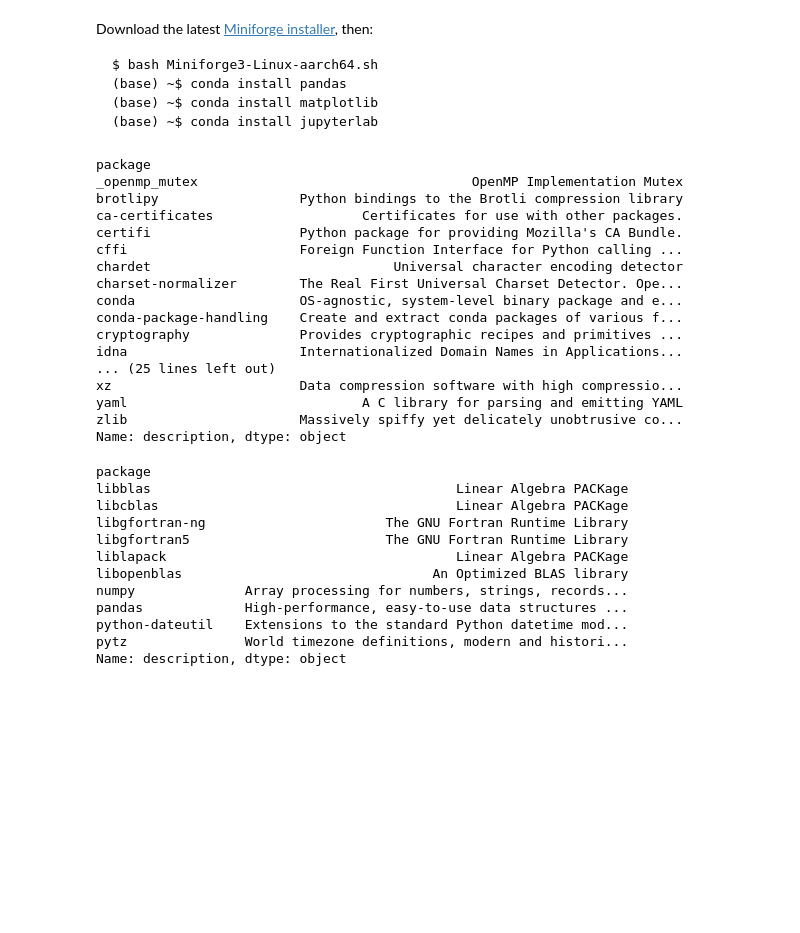
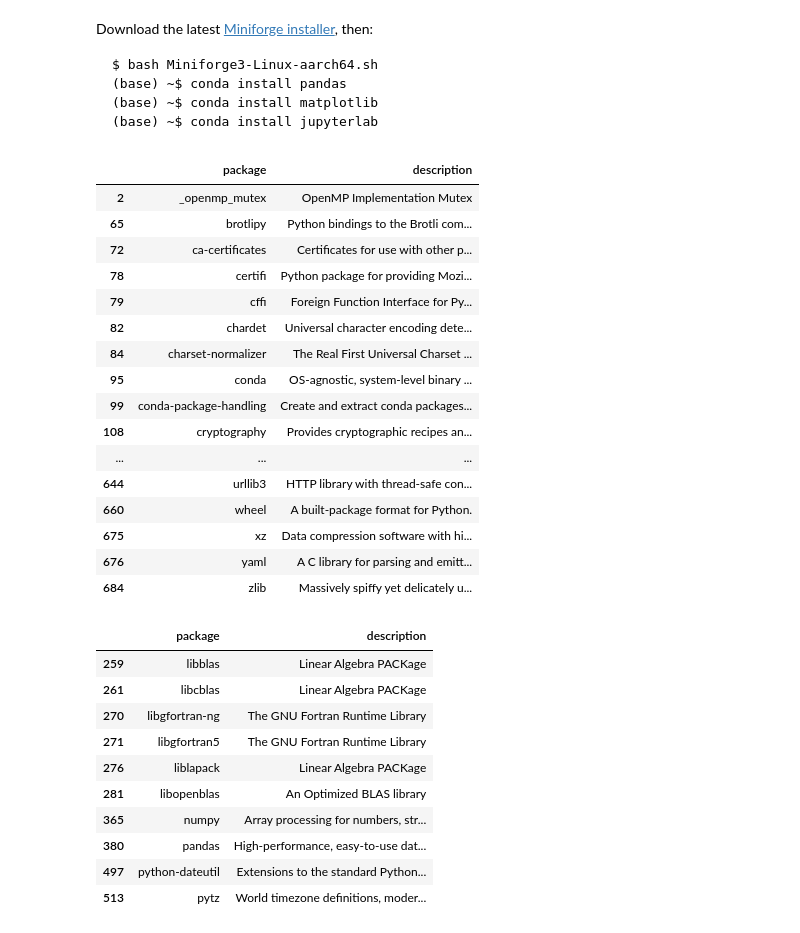
Before and after one commit to toshiro-en-miyamoto/dsci, a Jupyter notebook: install/miniforge.ipynb, the cells around one changed output. Cells and saved outputs as stored; diff of their text form; code cells hidden in the pictures; blank space fills up the shorter version.

```diff
--- a/install/miniforge.ipynb
+++ b/install/miniforge.ipynb
@@ -12,40 +12,39 @@ $ bash Miniforge3-Linux-aarch64.sh
 # %%
 import pandas as pd
 # %%
-packages = pd.read_csv("conda-packs.csv", index_col="package")
+packages = pd.read_csv("conda-packs.csv")
 # %%
-packages.loc[packages["component"]=="miniforge3","description"]
+packages.loc[packages["component"]=="miniforge3",["package","description"]]
 # %% [output]
-package
-_openmp_mutex                                   OpenMP Implementation Mutex
-brotlipy                  Python bindings to the Brotli compression library
-ca-certificates                   Certificates for use with other packages.
-certifi                   Python package for providing Mozilla's CA Bundle.
-cffi                      Foreign Function Interface for Python calling ...
-chardet                               Universal character encoding detector
-charset-normalizer        The Real First Universal Charset Detector. Ope...
-conda                     OS-agnostic, system-level binary package and e...
-conda-package-handling    Create and extract conda packages of various f...
-cryptography              Provides cryptographic recipes and primitives ...
-idna                      Internationalized Domain Names in Applications...
-... (25 lines left out)
-xz                        Data compression software with high compressio...
-yaml                              A C library for parsing and emitting YAML
-zlib                      Massively spiffy yet delicately unobtrusive co...
-Name: description, dtype: object
+|  | package | description |
+| 2 | _openmp_mutex | OpenMP Implementation Mutex |
+| 65 | brotlipy | Python bindings to the Brotli com... |
+| 72 | ca-certificates | Certificates for use with other p... |
+| 78 | certifi | Python package for providing Mozi... |
+| 79 | cffi | Foreign Function Interface for Py... |
+| 82 | chardet | Universal character encoding dete... |
+| 84 | charset-normalizer | The Real First Universal Charset ... |
+| 95 | conda | OS-agnostic, system-level binary ... |
+| 99 | conda-package-handling | Create and extract conda packages... |
+| 108 | cryptography | Provides cryptographic recipes an... |
+| ... | ... | ... |
+| 644 | urllib3 | HTTP library with thread-safe con... |
+| 660 | wheel | A built-package format for Python. |
+| 675 | xz | Data compression software with hi... |
+| 676 | yaml | A C library for parsing and emitt... |
+| 684 | zlib | Massively spiffy yet delicately u... |
 # %%
-packages.loc[packages["component"]=="pandas","description"]
+packages.loc[packages["component"]=="pandas",["package","description"]]
 # %% [output]
-package
-libblas                                       Linear Algebra PACKage
-libcblas                                      Linear Algebra PACKage
-libgfortran-ng                       The GNU Fortran Runtime Library
-libgfortran5                         The GNU Fortran Runtime Library
-liblapack                                     Linear Algebra PACKage
-libopenblas                                An Optimized BLAS library
-numpy              Array processing for numbers, strings, records...
-pandas             High-performance, easy-to-use data structures ...
-python-dateutil    Extensions to the standard Python datetime mod...
-pytz               World timezone definitions, modern and histori...
-Name: description, dtype: object
+|  | package | description |
+| 259 | libblas | Linear Algebra PACKage |
+| 261 | libcblas | Linear Algebra PACKage |
+| 270 | libgfortran-ng | The GNU Fortran Runtime Library |
+| 271 | libgfortran5 | The GNU Fortran Runtime Library |
+| 276 | liblapack | Linear Algebra PACKage |
+| 281 | libopenblas | An Optimized BLAS library |
+| 365 | numpy | Array processing for numbers, str... |
+| 380 | pandas | High-performance, easy-to-use dat... |
+| 497 | python-dateutil | Extensions to the standard Python... |
+| 513 | pytz | World timezone definitions, moder... |
 # %%
```
Also changed, not shown: parts of 3 cells of this notebook, 1 other file.
